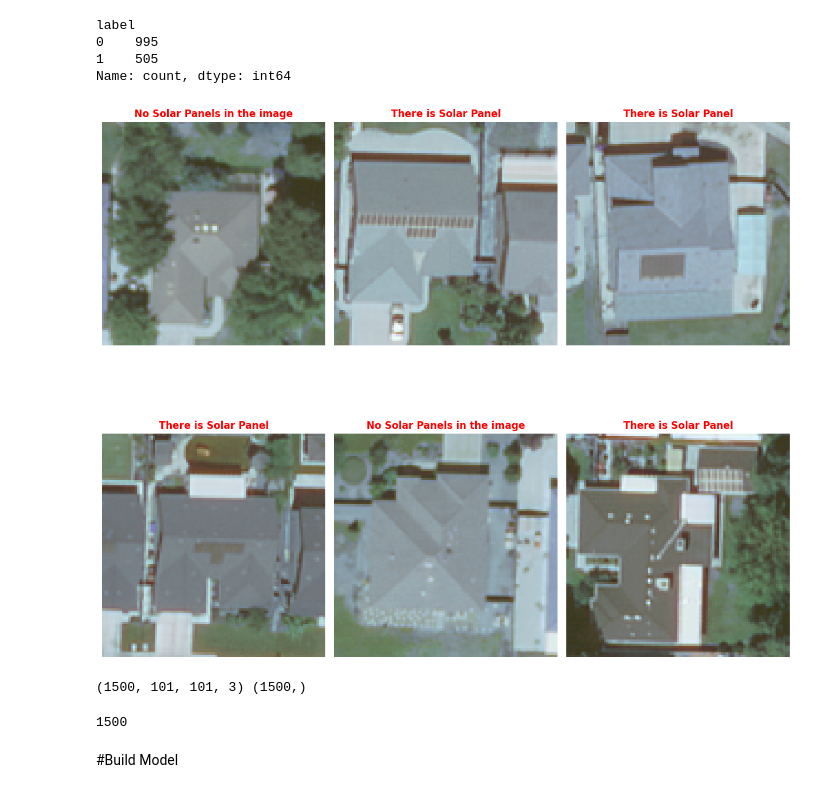
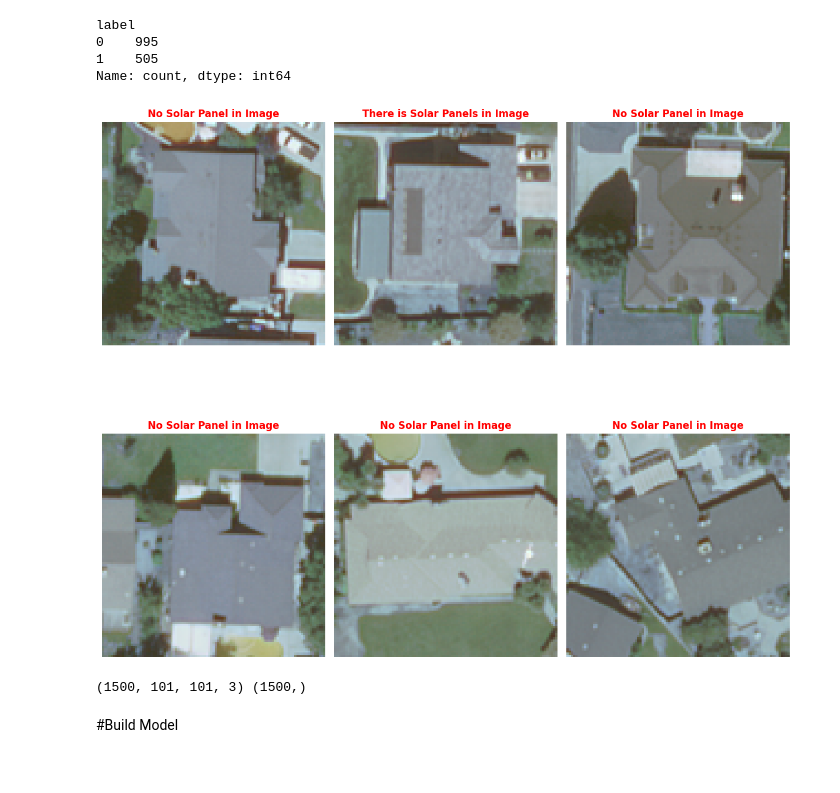
Before and after one commit to moatazsaad/Data_Science_Portfolio, a Jupyter notebook: Rooftop Solar Panel Detection/Rooftop Solar Panel Detection.ipynb, the cells around one changed output. Cells and saved outputs as stored; diff of their text form; code cells hidden in the pictures.

```diff
--- a/Rooftop Solar Panel Detection/Rooftop Solar Panel Detection.ipynb
+++ b/Rooftop Solar Panel Detection/Rooftop Solar Panel Detection.ipynb
@@ -64,27 +65,24 @@ def load_data(dir_data, dir_labels):
 X, y = load_data(dir_train_images, dir_train_labels)
 # %%
-# Visualize some sample images
-plt.figure(figsize=(12, 12))
+# visualization of random images
+plt.figure(figsize=(12,12))
+
 for i in range(6):
-    plt.subplot(2, 3, i + 1)
-    random_int = random.randint(0, len(X))
-    plt.imshow(X[random_int])
-    if y[random_int] == 0:
-        title = "No Solar Panels in the image"
-    else:
-        title = "There is Solar Panel"
-    plt.title(title, weight='bold', color='r')
-    plt.axis('off')
+  plt.subplot(2,3,i+1)
+  k = random.randint(0,len(X))
+  if y[k] == 0:
+    title = 'No Solar Panel in Image'
+  else:
+    title = 'There is Solar Panels in Image'
+  plt.imshow(X[k])
+  plt.title(title, weight = 'bold', color = 'r')
+  plt.axis('off')
 plt.tight_layout()
 plt.show()
 # %% [output]
-[figure, old version]
+[figure, new version]
 # %%
 print(X.shape,y.shape)
 # %% [output]
 (1500, 101, 101, 3) (1500,)
-# %%
-len(y)
-# %% [output]
-1500
 # %%
```
Also changed, not shown: parts of 31 cells of this notebook, 3 other files.
